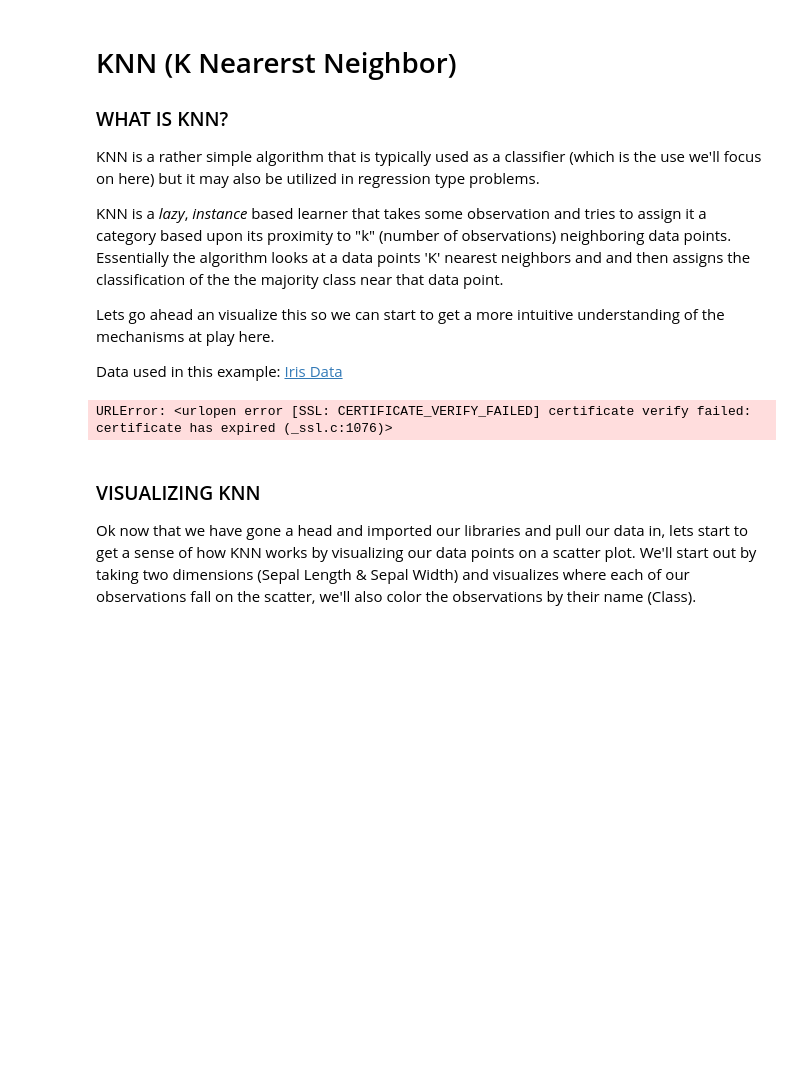
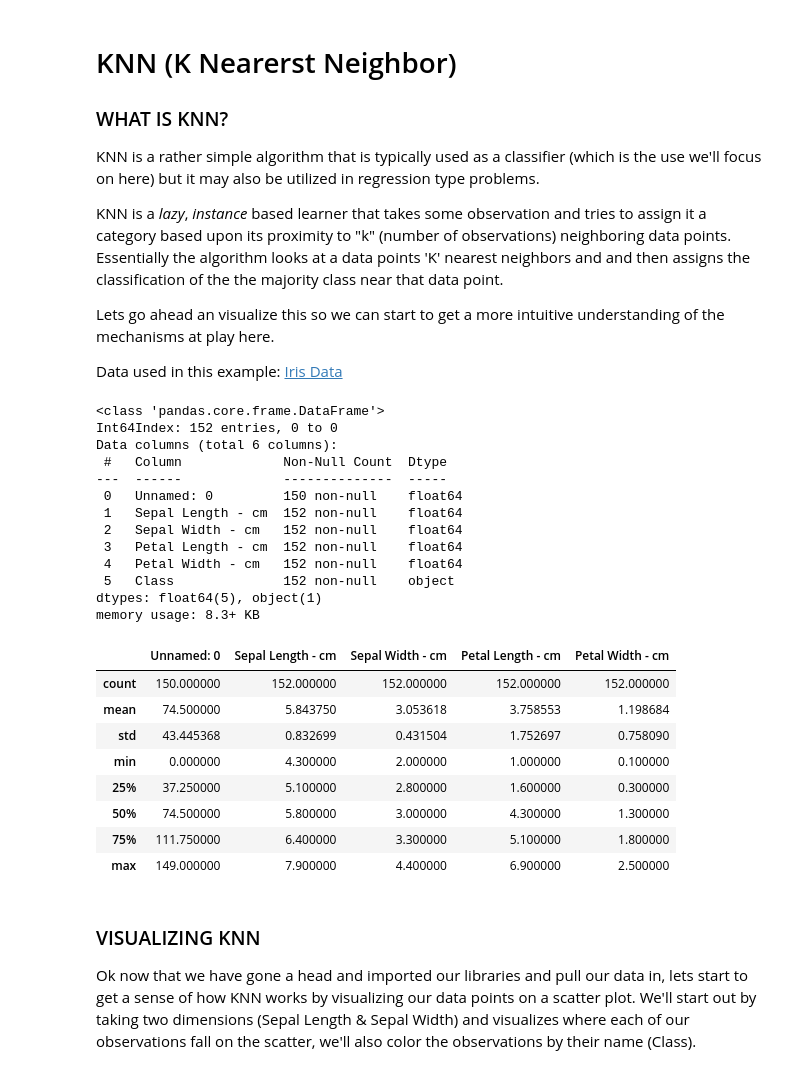
Before and after one commit to Jaunson/Tutorials, a Jupyter notebook: Classifier/KNN.ipynb, the cells around one changed output. Saved outputs shown, nothing was run; the diff lists cells and outputs as text; code cells hidden in the pictures; blank space fills up the shorter version.

```diff
--- a/Classifier/KNN.ipynb
+++ b/Classifier/KNN.ipynb
@@ -17,26 +17,44 @@ import seaborn as sns
 # %%
 #Now that we have our libraries we can pull down a basic data set to experiment with
 
-#UCI link to Iris Data - a useful toy dataset
-data = 'https://archive.ics.uci.edu/ml/machine-learning-databases/iris/iris.data'
+#Iris dataset, a typical toy data set
+#Reading the data into a pandas dataframe
+df = pd.read_csv('https://raw.githubusercontent.com/Jaunson/Scripts/master/iris.csv')
 
-#Column names for data, which the link lacks
+#Column names for data to be inserted
 col_names = ['Sepal Length - cm', 'Sepal Width - cm', 'Petal Length - cm', 'Petal Width - cm', 'Class']
-
-#Reading the data into a pandas dataframe
-df = pd.read_csv(data,sep=',',names=col_names)
-
 #Mystery Data Points adding these for our KNN demo
 mysterydata1 = pd.DataFrame(data=[[7,2.8,3.75,1.2,'?']],columns=col_names)
 mysterydata2 = pd.DataFrame(data=[[4.75,3.25,3.75,1.2,'?']],columns=col_names)
 
 #Appending our points onto the data set (similar to a SQL UNION)
 df = df.append([mysterydata1,mysterydata2])
 
 df.info() #pull down basic metadata to make sure things look ok
 df.describe()
 # %% [output]
-URLError: <urlopen error [SSL: CERTIFICATE_VERIFY_FAILED] certificate verify failed: certificate has expired (_ssl.c:1076)>
+<class 'pandas.core.frame.DataFrame'>
+Int64Index: 152 entries, 0 to 0
+Data columns (total 6 columns):
+ #   Column             Non-Null Count  Dtype
+---  ------             --------------  -----
+ 0   Unnamed: 0         150 non-null    float64
+ 1   Sepal Length - cm  152 non-null    float64
+ 2   Sepal Width - cm   152 non-null    float64
+ 3   Petal Length - cm  152 non-null    float64
+ 4   Petal Width - cm   152 non-null    float64
+ 5   Class              152 non-null    object
+dtypes: float64(5), object(1)
+memory usage: 8.3+ KB
+|  | Unnamed: 0 | Sepal Length - cm | Sepal Width - cm | Petal Length - cm | Petal Width - cm |
+| count | 150.000000 | 152.000000 | 152.000000 | 152.000000 | 152.000000 |
+| mean | 74.500000 | 5.843750 | 3.053618 | 3.758553 | 1.198684 |
+| std | 43.445368 | 0.832699 | 0.431504 | 1.752697 | 0.758090 |
+| min | 0.000000 | 4.300000 | 2.000000 | 1.000000 | 0.100000 |
+| 25% | 37.250000 | 5.100000 | 2.800000 | 1.600000 | 0.300000 |
+| 50% | 74.500000 | 5.800000 | 3.000000 | 4.300000 | 1.300000 |
+| 75% | 111.750000 | 6.400000 | 3.300000 | 5.100000 | 1.800000 |
+| max | 149.000000 | 7.900000 | 4.400000 | 6.900000 | 2.500000 |
 # %% [markdown]
 ### VISUALIZING KNN
 
```
Also changed, not shown: parts of 1 cell of this notebook.
